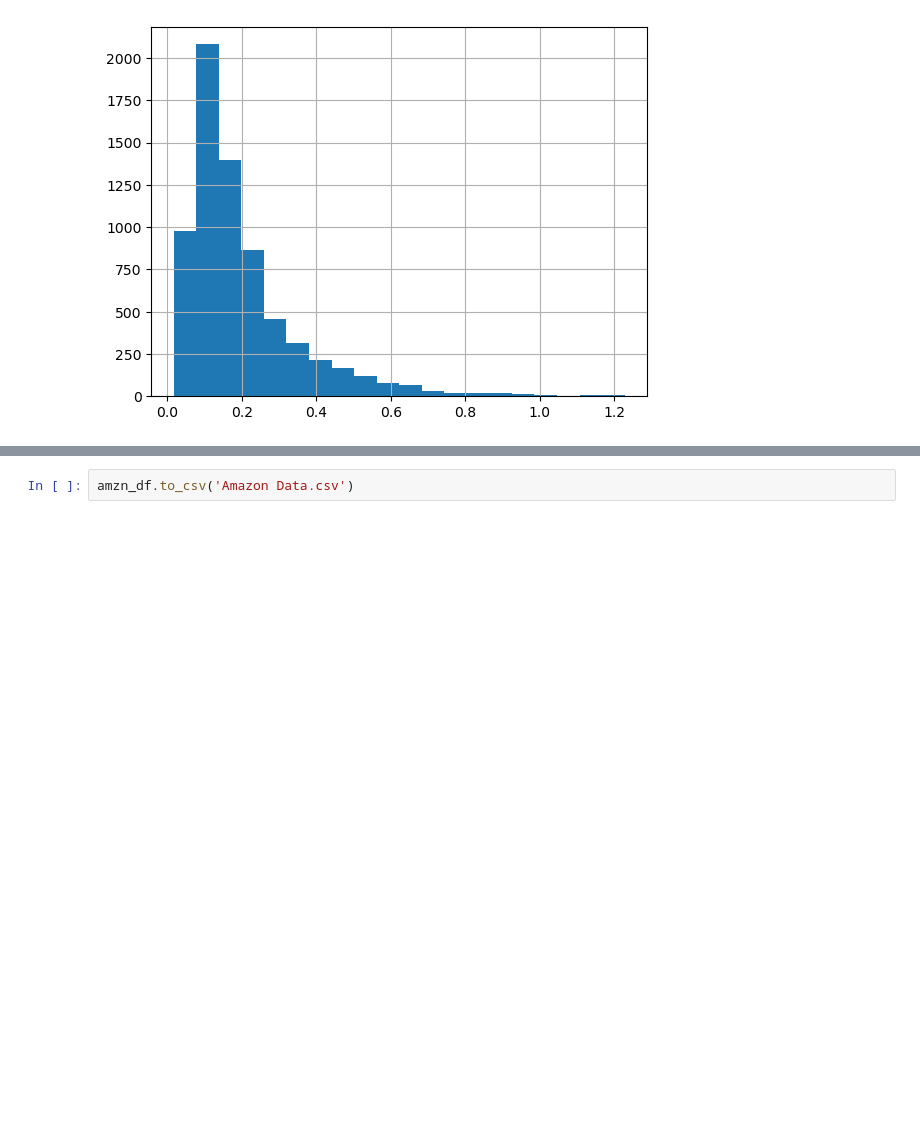
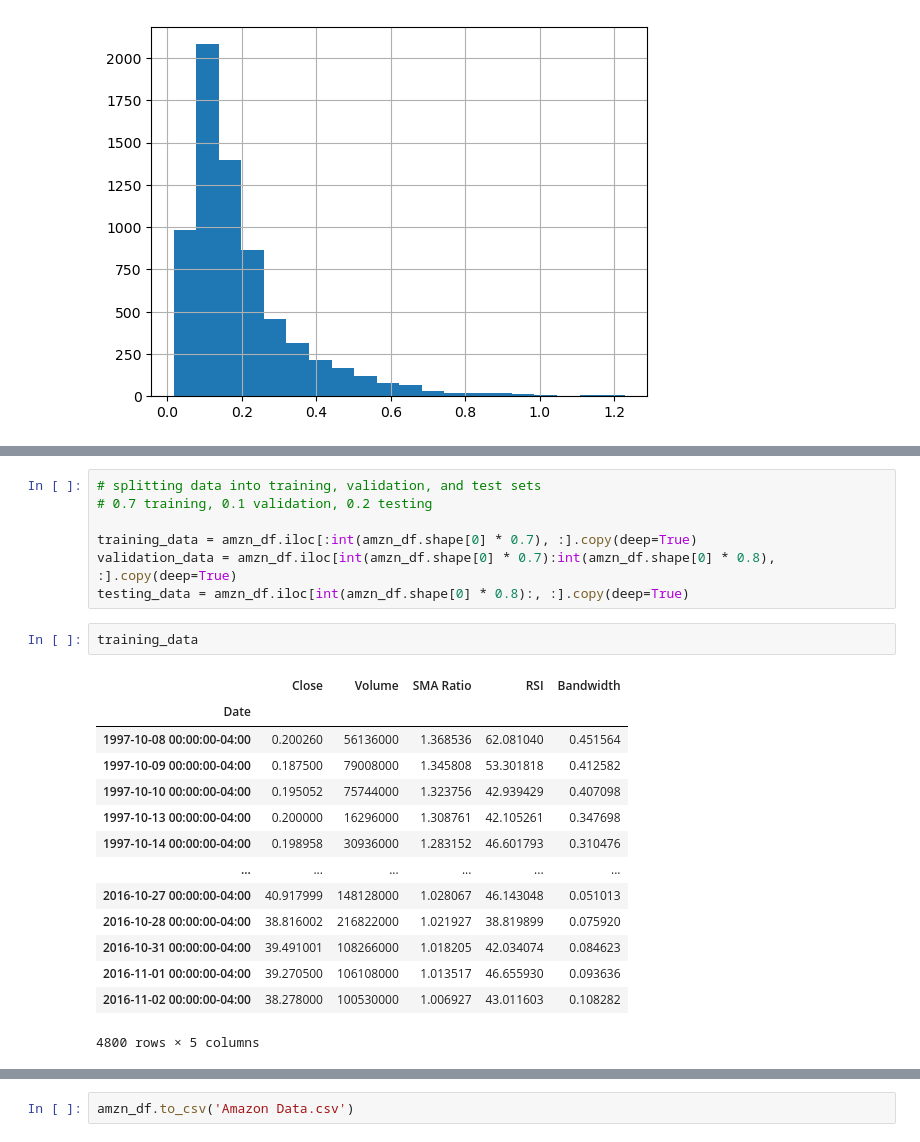
Before and after one commit to joeyallen1/RL_Trading, a Jupyter notebook: Data Processing.ipynb, the cells around one changed output, grey strips where cells are left out. Saved outputs shown, nothing was run; the diff lists cells and outputs as text; blank space fills up the shorter version.

```diff
--- a/Data Processing.ipynb
+++ b/Data Processing.ipynb
@@ -357 +357,25 @@ amzn_df.describe()
 | max | 232.929993 | 2.086584e+09 | 1.746507 | 95.829724 | 1.227516 |
+# %%
+# splitting data into training, validation, and test sets
+# 0.7 training, 0.1 validation, 0.2 testing
+
+training_data = amzn_df.iloc[:int(amzn_df.shape[0] * 0.7), :].copy(deep=True)
+validation_data = amzn_df.iloc[int(amzn_df.shape[0] * 0.7):int(amzn_df.shape[0] * 0.8), :].copy(deep=True)
+testing_data = amzn_df.iloc[int(amzn_df.shape[0] * 0.8):, :].copy(deep=True)
+# %%
+training_data
+# %% [output]
+|  | Close | Volume | SMA Ratio | RSI | Bandwidth |
+| Date |  |  |  |  |  |
+| 1997-10-08 00:00:00-04:00 | 0.200260 | 56136000 | 1.368536 | 62.081040 | 0.451564 |
+| 1997-10-09 00:00:00-04:00 | 0.187500 | 79008000 | 1.345808 | 53.301818 | 0.412582 |
+| 1997-10-10 00:00:00-04:00 | 0.195052 | 75744000 | 1.323756 | 42.939429 | 0.407098 |
+| 1997-10-13 00:00:00-04:00 | 0.200000 | 16296000 | 1.308761 | 42.105261 | 0.347698 |
+| 1997-10-14 00:00:00-04:00 | 0.198958 | 30936000 | 1.283152 | 46.601793 | 0.310476 |
+| ... | ... | ... | ... | ... | ... |
+| 2016-10-27 00:00:00-04:00 | 40.917999 | 148128000 | 1.028067 | 46.143048 | 0.051013 |
+| 2016-10-28 00:00:00-04:00 | 38.816002 | 216822000 | 1.021927 | 38.819899 | 0.075920 |
+| 2016-10-31 00:00:00-04:00 | 39.491001 | 108266000 | 1.018205 | 42.034074 | 0.084623 |
+| 2016-11-01 00:00:00-04:00 | 39.270500 | 106108000 | 1.013517 | 46.655930 | 0.093636 |
+| 2016-11-02 00:00:00-04:00 | 38.278000 | 100530000 | 1.006927 | 43.011603 | 0.108282 |
+4800 rows × 5 columns
```
Also changed, not shown: parts of 27 cells of this notebook, 2 other files.
